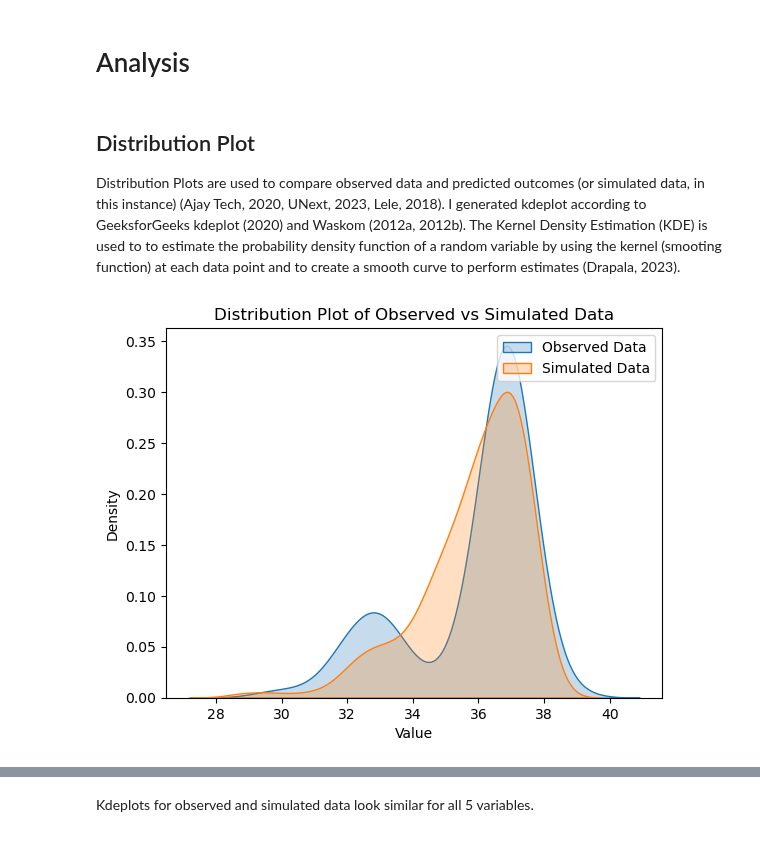
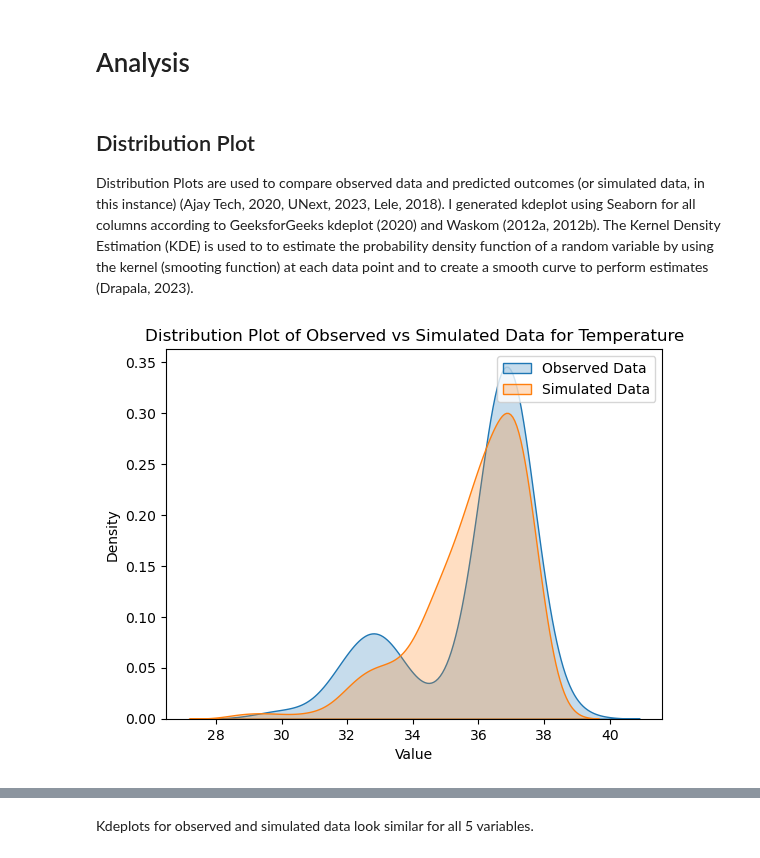
Before and after one commit to nurbujang/1progdaw23, a Jupyter notebook: project1.ipynb, the cells around one changed output, grey strips where cells are left out. Drawn from its saved outputs; the diff is of its cells as text; code cells hidden in the pictures.

```diff
--- a/project1.ipynb
+++ b/project1.ipynb
@@ -738,21 +738,21 @@ sim.head()
 # %% [markdown]
 ## Distribution Plot
 
-Distribution Plots are used to compare observed data and predicted outcomes (or simulated data, in this instance) (Ajay Tech, 2020, UNext, 2023, Lele, 2018). I generated kdeplot according to GeeksforGeeks kdeplot (2020) and Waskom (2012a, 2012b). The Kernel Density Estimation (KDE) is used to to estimate the probability density function of a random variable by using the kernel (smooting function) at each data point and to create a smooth curve to perform estimates  (Drapala, 2023).
+Distribution Plots are used to compare observed data and predicted outcomes (or simulated data, in this instance) (Ajay Tech, 2020, UNext, 2023, Lele, 2018). I generated kdeplot using Seaborn for all columns according to GeeksforGeeks kdeplot (2020) and Waskom (2012a, 2012b). The Kernel Density Estimation (KDE) is used to to estimate the probability density function of a random variable by using the kernel (smooting function) at each data point and to create a smooth curve to perform estimates  (Drapala, 2023).
 # %%
-# for temperature, I created a KDE (Kernel Density Estimate) plot using Seaborn
+# for temperature:
 
 sns.kdeplot(df['temp'], label='Observed Data', shade=True)
 sns.kdeplot(sim['templg'], label='Simulated Data', shade=True)
 
 plt.xlabel('Value')
 plt.ylabel('Density')
-plt.title('Distribution Plot of Observed vs Simulated Data')
+plt.title('Distribution Plot of Observed vs Simulated Data for Temperature')
 
 plt.legend()
 plt.show()
 # %% [output]
-[figure, old version]
+[figure, new version]
 # %%
 # for oxygen:
 
```
Also changed, not shown: parts of 16 cells of this notebook.
